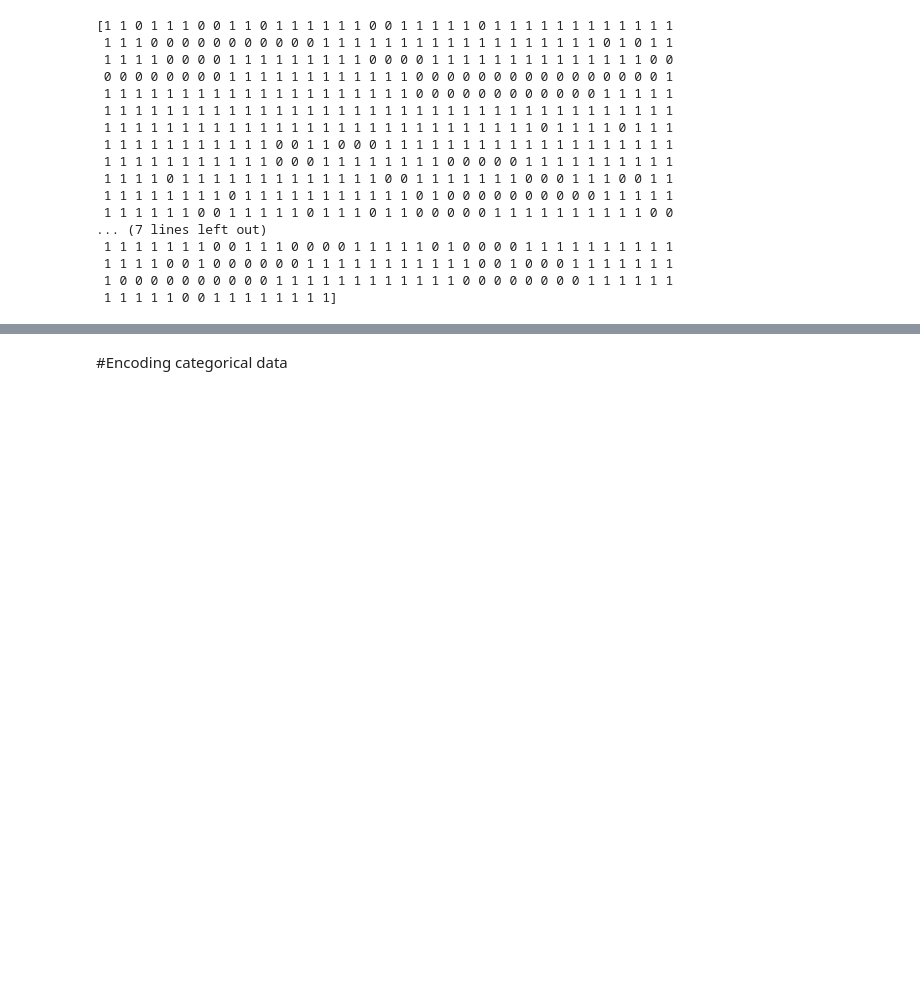
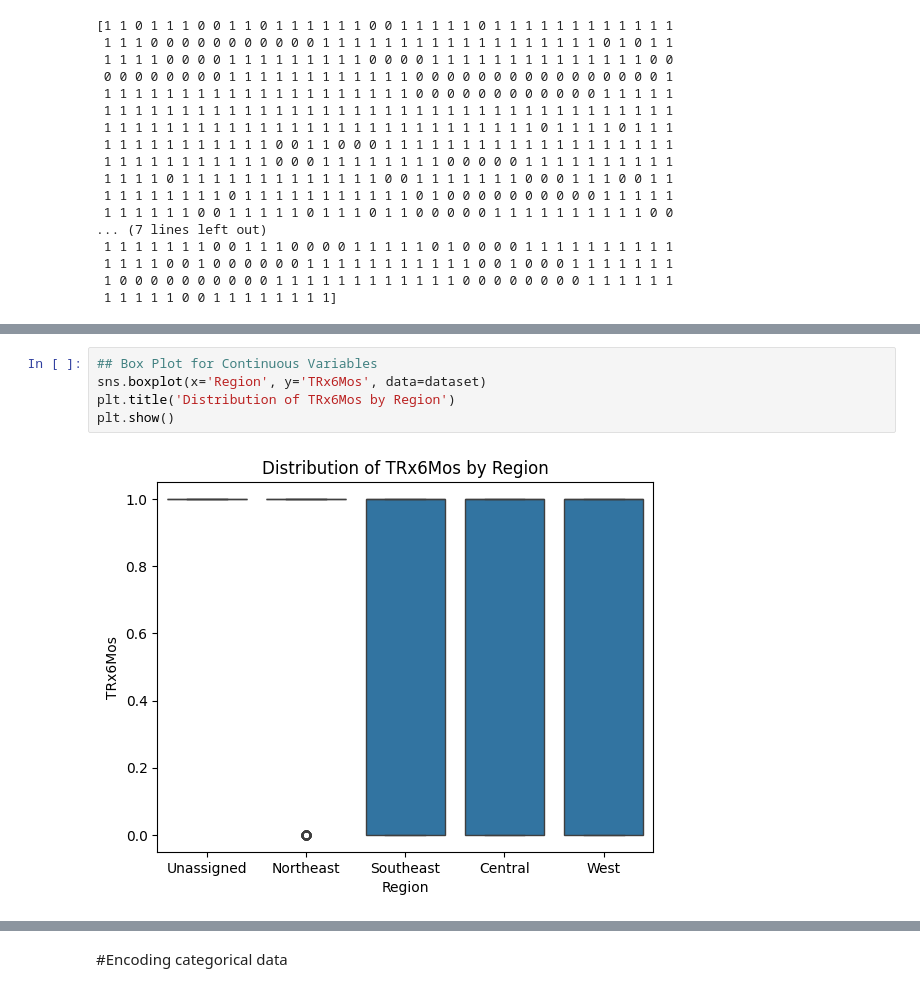
Before and after one commit to JPeebles-DataScientist/Capstone, a Jupyter notebook: PeeblesJ_Propensity_Final.ipynb, the cells around one changed output, grey strips where cells are left out. Drawn from its saved outputs; the diff is of its cells as text; blank space fills up the shorter version.

```diff
--- a/PeeblesJ_Propensity_Final.ipynb
+++ b/PeeblesJ_Propensity_Final.ipynb
@@ -49,0 +70,7 @@ print(y)
+# %%
+## Box Plot for Continuous Variables
+sns.boxplot(x='Region', y='TRx6Mos', data=dataset)
+plt.title('Distribution of TRx6Mos by Region')
+plt.show()
+# %% [output]
+[figure, added]
```
Also changed, not shown: parts of 14 cells of this notebook.
